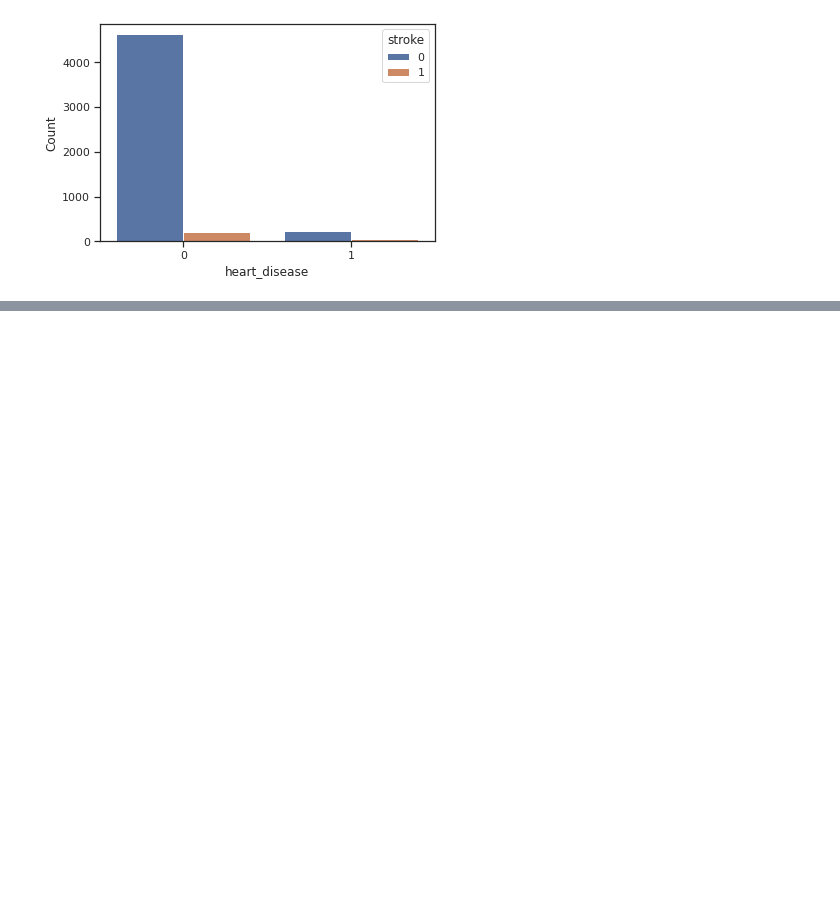
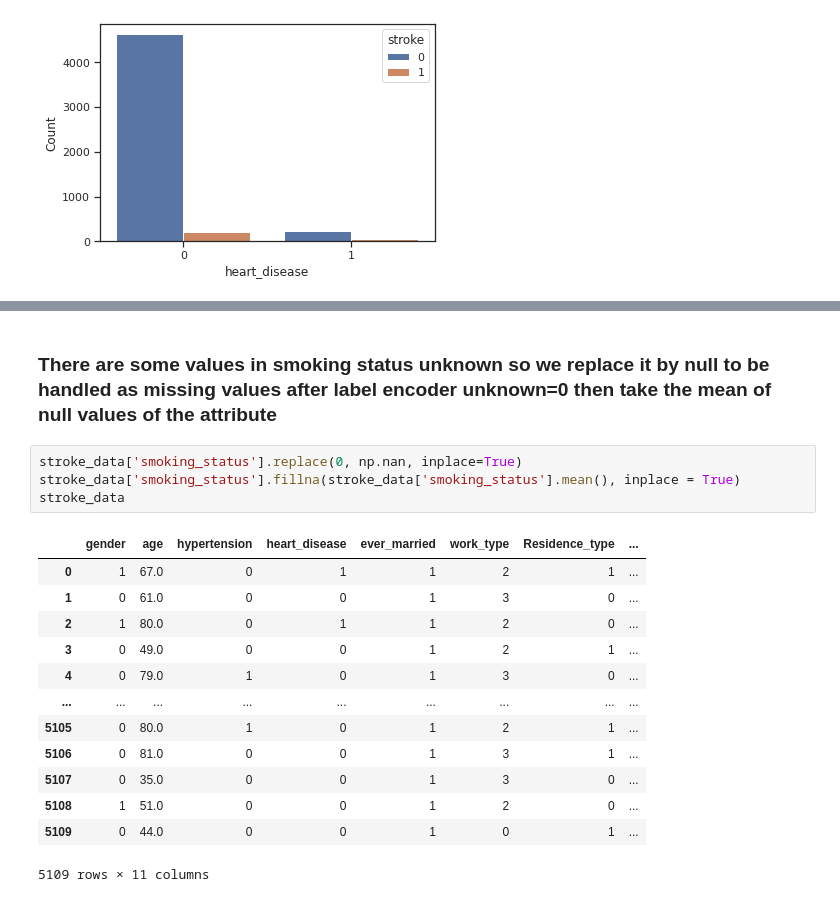
Before and after one commit to Nouran-saad/Stroke_Prediction_DT_Kmeans, a Jupyter notebook: Team4_18p4496_DataMiningProject.ipynb, the cells around one changed output, grey strips where cells are left out. Cells and saved outputs as stored; diff of their text form; blank space fills up the shorter version.

```diff
--- a/Team4_18p4496_DataMiningProject.ipynb
+++ b/Team4_18p4496_DataMiningProject.ipynb
@@ -251,0 +309,20 @@ for i in categorical_binary:
+# %% [markdown]
+### There are some values in smoking status unknown so we replace it by null to be handled as missing values after label encoder unknown=0 then take the mean of null values of the attribute
+# %%
+stroke_data['smoking_status'].replace(0, np.nan, inplace=True)
+stroke_data['smoking_status'].fillna(stroke_data['smoking_status'].mean(), inplace = True)
+stroke_data
+# %% [output]
+|  | gender | age | hypertension | heart_disease | ever_married | work_type | Residence_type | ... |
+| 0 | 1 | 67.0 | 0 | 1 | 1 | 2 | 1 | ... |
+| 1 | 0 | 61.0 | 0 | 0 | 1 | 3 | 0 | ... |
+| 2 | 1 | 80.0 | 0 | 1 | 1 | 2 | 0 | ... |
+| 3 | 0 | 49.0 | 0 | 0 | 1 | 2 | 1 | ... |
+| 4 | 0 | 79.0 | 1 | 0 | 1 | 3 | 0 | ... |
+| ... | ... | ... | ... | ... | ... | ... | ... | ... |
+| 5105 | 0 | 80.0 | 1 | 0 | 1 | 2 | 1 | ... |
+| 5106 | 0 | 81.0 | 0 | 0 | 1 | 3 | 1 | ... |
+| 5107 | 0 | 35.0 | 0 | 0 | 1 | 3 | 0 | ... |
+| 5108 | 1 | 51.0 | 0 | 0 | 1 | 2 | 0 | ... |
+| 5109 | 0 | 44.0 | 0 | 0 | 1 | 0 | 1 | ... |
+5109 rows × 11 columns
```
Also changed, not shown: parts of 7 cells of this notebook.
